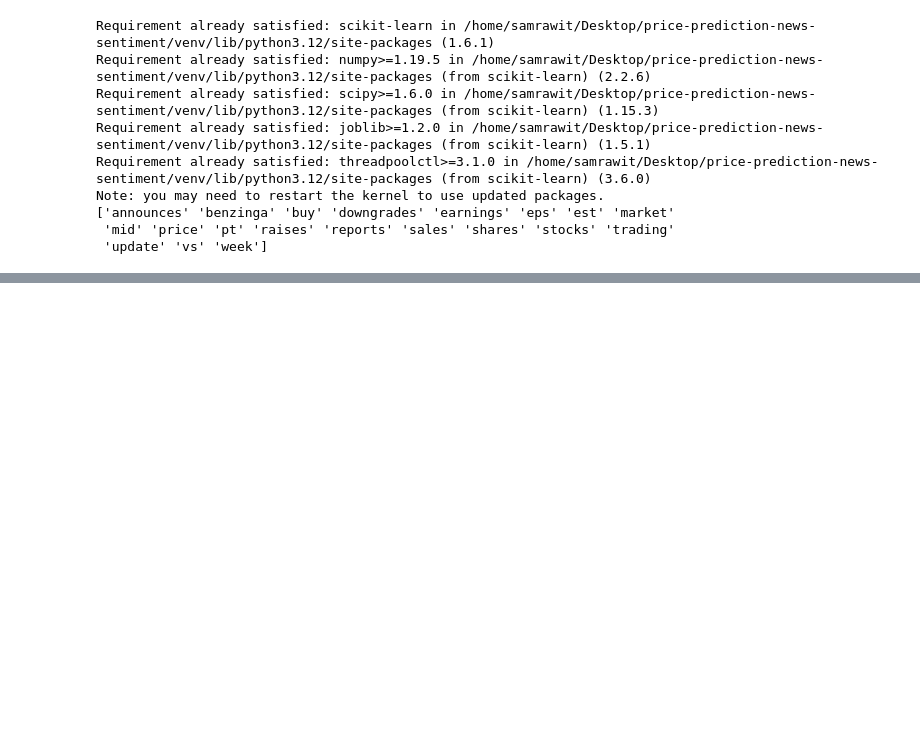
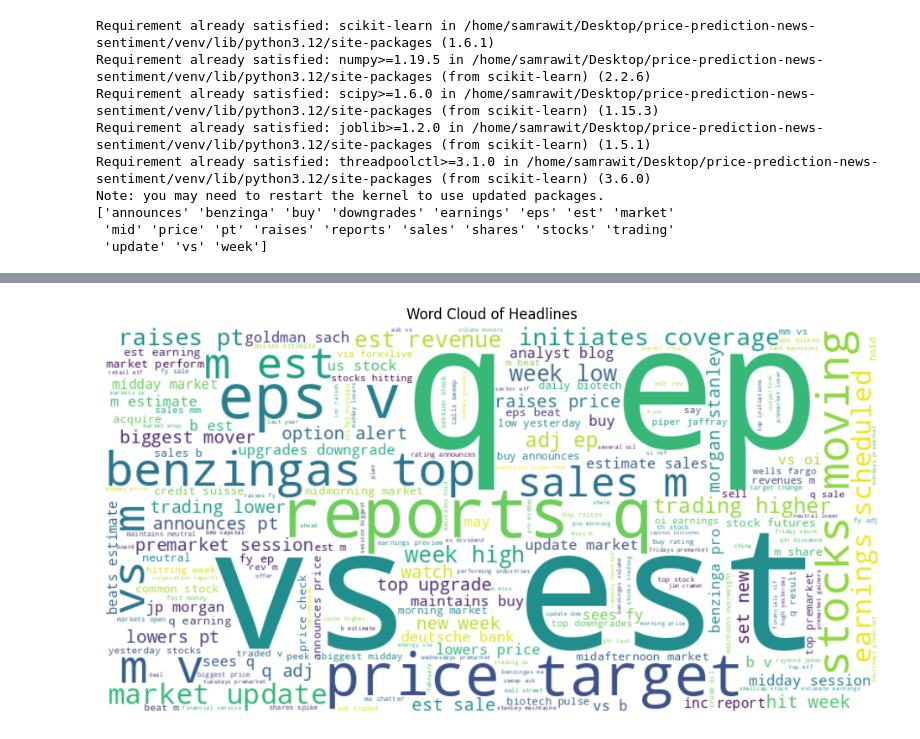
Before and after one commit to RuhamaY/sentiment-analysis-week2, a Jupyter notebook: notebooks/EDA.ipynb, the cells around one changed output, grey strips where cells are left out. Drawn from its saved outputs; the diff is of its cells as text; code cells hidden in the pictures; blank space fills up the shorter version.

```diff
--- a/notebooks/EDA.ipynb
+++ b/notebooks/EDA.ipynb
@@ -182,0 +185,3 @@ Note: you may need to restart the kernel to use updated packages.
+# %%
+df['domain'] = df['publisher'].str.extract(r'@(\w+\.\w+)')
+print(df['domain'].value_counts().head(10))
@@ -182,0 +199,13 @@ Note: you may need to restart the kernel to use updated packages.
+# %%
+%pip install wordcloud
+
+from wordcloud import WordCloud
+text = ' '.join(df['clean_headline'])
+
+plt.figure(figsize=(12, 6))
+wordcloud = WordCloud(width=800, height=400, background_color='white').generate(text)
+plt.imshow(wordcloud, interpolation='bilinear')
+plt.axis('off')
+plt.title('Word Cloud of Headlines')
+plt.show()
+# %% [output]
@@ -182,0 +229 @@ Note: you may need to restart the kernel to use updated packages.
+[figure, added]
```
Also changed, not shown: parts of 4 cells of this notebook.
